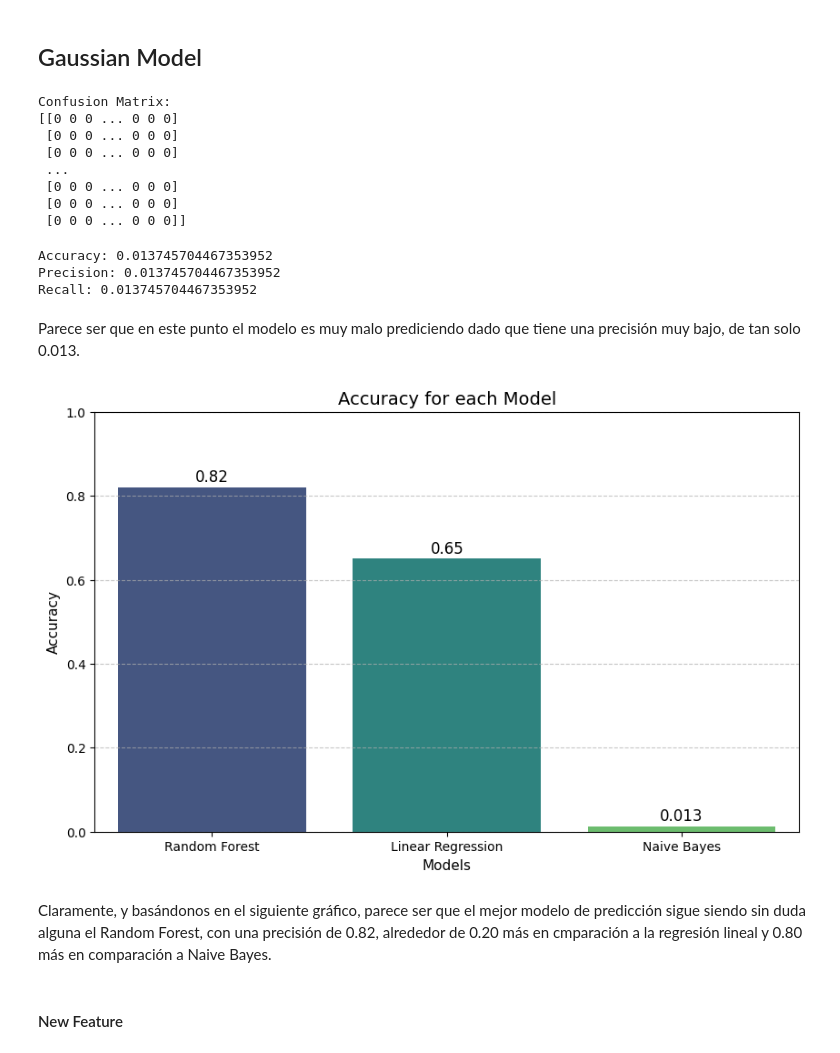
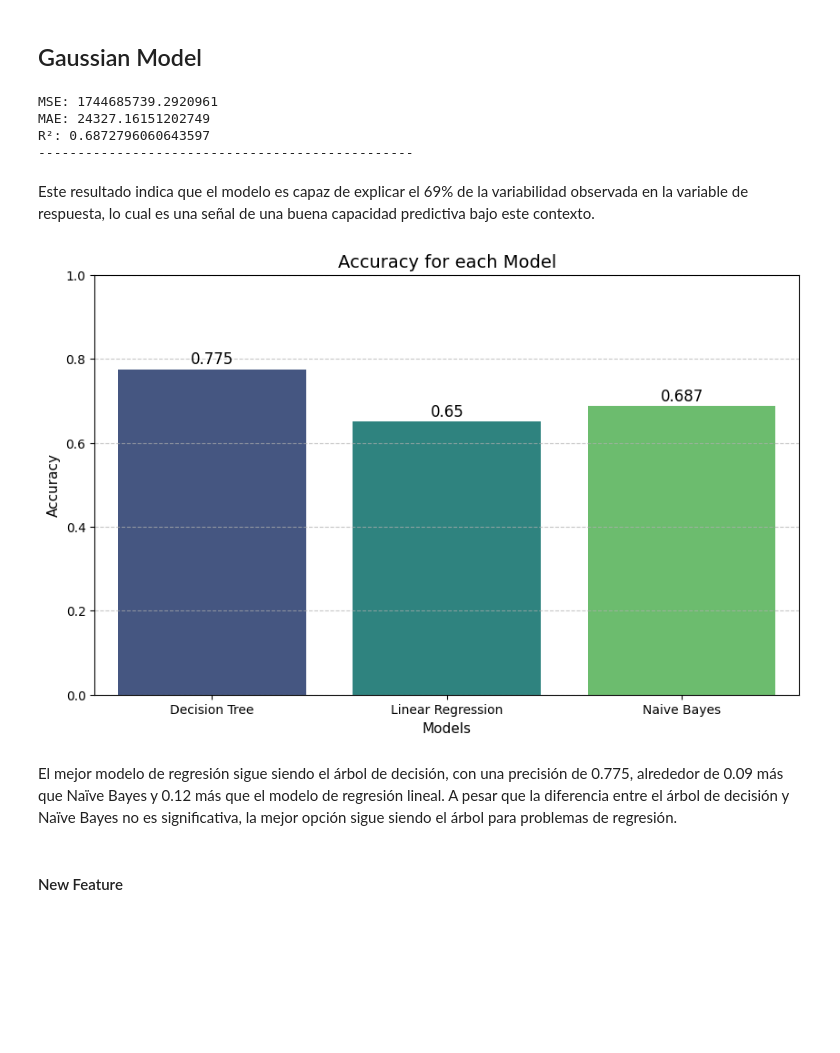
Before and after one commit to MelissaPerez09/HT05-DataMining, a Jupyter notebook: naiveBayes.ipynb, the cells around one changed output. Drawn from its saved outputs; the diff is of its cells as text; code cells hidden in the pictures; blank space fills up the shorter version.

Commit message:
fix: Regression Performance Analysis

```diff
--- a/naiveBayes.ipynb
+++ b/naiveBayes.ipynb
@@ -131,64 +131,43 @@ memory usage: 167.4 KB
 gaussian = GaussianNB()
 gaussian.fit(X_train,y_train)
 y_pred = gaussian.predict(X_test)
-cm = confusion_matrix(y_test,y_pred)
-
-print("Confusion Matrix:")
-print(cm)
-# %% [output]
-Confusion Matrix:
-[[0 0 0 ... 0 0 0]
- [0 0 0 ... 0 0 0]
- [0 0 0 ... 0 0 0]
- ...
- [0 0 0 ... 0 0 0]
- [0 0 0 ... 0 0 0]
- [0 0 0 ... 0 0 0]]
-# %%
-# Calculating accuracy
-accuracy = accuracy_score(y_test, y_pred)
-
-# Calculating precision
-precision = precision_score(y_test, y_pred, average='micro')
-
-# Calculating recall
-recall = recall_score(y_test, y_pred, average='micro')
-
-# Printing the results
-print("Accuracy:", accuracy)
-print("Precision:", precision)
-print("Recall:", recall)
-# %% [output]
-Accuracy: 0.013745704467353952
-Precision: 0.013745704467353952
-Recall: 0.013745704467353952
-# %% [markdown]
-Parece ser que en este punto el modelo es muy malo prediciendo dado que tiene una precisión muy bajo, de tan solo 0.013.
+# %%
+print("MSE:", mean_squared_error(y_test, y_pred))
+print("MAE:", mean_absolute_error(y_test, y_pred))
+print("R²:", r2_score(y_test, y_pred))
+print("------------------------------------------------")
+# %% [output]
+MSE: 1744685739.2920961
+MAE: 24327.16151202749
+R²: 0.6872796060643597
+------------------------------------------------
+# %% [markdown]
+Este resultado indica que el modelo es capaz de explicar el 69% de la variabilidad observada en la variable de respuesta, lo cual es una señal de una buena capacidad predictiva bajo este contexto.
 # %%
 # Data for the graph
-x_dataGraph = ['Random Forest', 'Linear Regression', 'Naive Bayes']
-accuracyDataGraph = [0.82, 0.65, 0.013]
+x_dataGraph = ['Decision Tree', 'Linear Regression', 'Naive Bayes']
+accuracyDataGraph = [0.775, 0.65, 0.687]
 
 # Plot settings
 plt.figure(figsize=(10, 6))
 sns.barplot(x=x_dataGraph, y=accuracyDataGraph, palette="viridis", hue=x_dataGraph)
 plt.title('Accuracy for each Model', fontsize=14)
 plt.xlabel('Models', fontsize=11)
 plt.ylabel('Accuracy', fontsize=11)
 plt.ylim(0, 1)  # Adjust the y-axis limits according to your data range
 plt.grid(axis='y', linestyle='--', alpha=0.7)
 plt.xticks(fontsize=10)
 plt.yticks(fontsize=10)
 
 # Add accuracy values on top of the bars
 for i, v in enumerate(accuracyDataGraph):
     plt.text(i, v + 0.005, str(v), ha='center', va='bottom', fontsize=12)
 
 plt.show()
 # %% [output]
-[figure, old version]
+[figure, new version]
-# %% [markdown]
-Claramente, y basándonos en el siguiente gráfico, parece ser que el mejor modelo de predicción sigue siendo sin duda alguna el Random Forest, con una precisión de 0.82, alrededor de 0.20 más en cmparación a la regresión lineal y 0.80 más en comparación a Naive Bayes.
+# %% [markdown]
+El mejor modelo de regresión sigue siendo el árbol de decisión, con una precisión de 0.775, alrededor de 0.09 más que Naïve Bayes y 0.12 más que el modelo de regresión lineal. A pesar que la diferencia entre el árbol de decisión y Naïve Bayes no es significativa, la mejor opción sigue siendo el árbol para problemas de regresión.
 # %% [markdown]
 #### New Feature
 # %%
```
Also changed, not shown: parts of 4 cells of this notebook.
